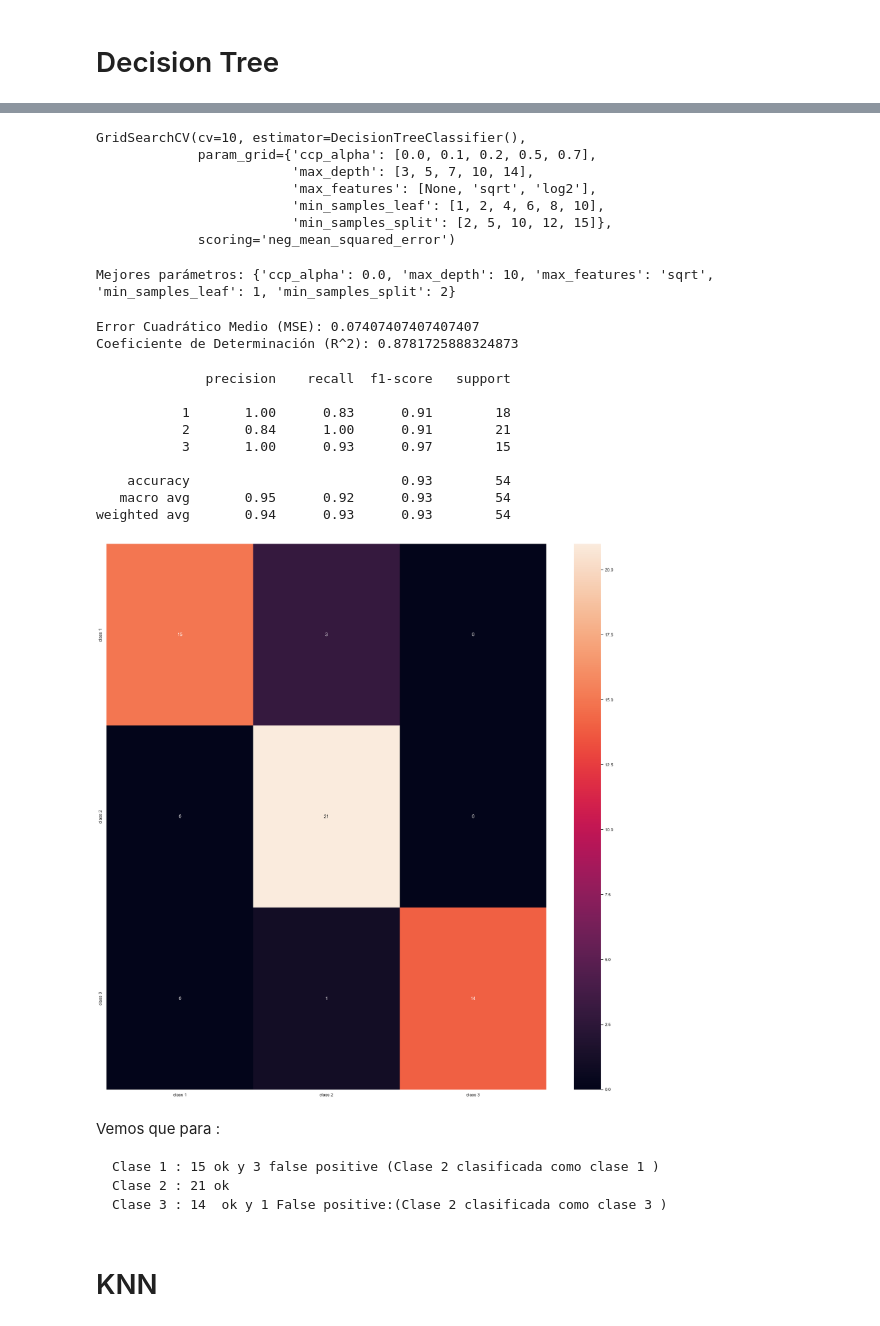
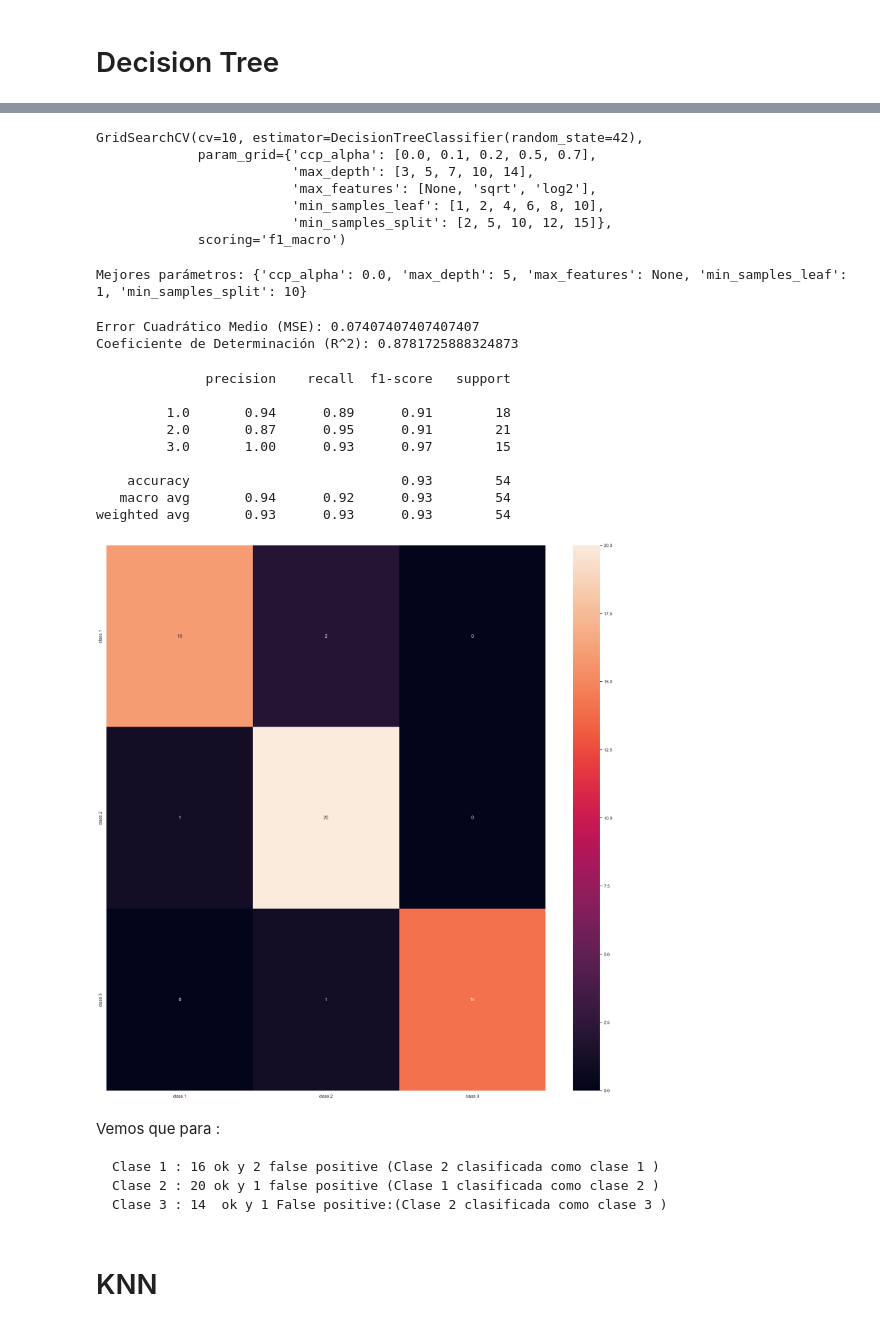
Before and after one commit to Llapi7/ML_classification, a Jupyter notebook: M7_01.ipynb, the cells around one changed output, grey strips where cells are left out. Drawn from its saved outputs; the diff is of its cells as text; code cells hidden in the pictures.

```diff
--- a/M7_01.ipynb
+++ b/M7_01.ipynb
@@ -185,7 +185,7 @@ rfc.get_params()
 # parametros sobre los que vamos a iterar
 
 param_grid1 = {'n_estimators': [1,2,3,4,5],
-                       'max_depth': [5,6,7,8,9,],
+                       'max_depth': [5,6,7,8,9],
 
                        'max_features' :['sqrt','log2'],
                        'bootstrap' : [True, False]
@@ -211,8 +211,8 @@ y_pred_rfc = best_regressor1.predict(X_test)
 # %%
 from sklearn.metrics import classification_report, confusion_matrix
 
-y_pred_rfc = pd.DataFrame(y_pred_rfc).copy().astype('int')
-y_test = pd.DataFrame(y_test).copy().astype('int')
+y_pred_rfc = pd.DataFrame(y_pred_rfc).copy().astype('float')
+y_test = pd.DataFrame(y_test).copy().astype('float')
 
 # Adding classes names for better interpretation
 classes_names = ['class 1','class 2','class 3']
@@ -225,6 +225,7 @@ cm = pd.DataFrame(confusion_matrix(y_test, y_pred_rfc),
 # Seaborn heatmap
 sns.heatmap(cm, annot=True, fmt='d');
 
+
 print(classification_report(y_test, y_pred_rfc))
 # %% [output]
               precision    recall  f1-score   support
@@ -274,21 +318,21 @@ param_grid2 = {
     'max_features': [None, 'sqrt', 'log2'],
     'ccp_alpha': [0.0, 0.1, 0.2, 0.5, 0.7]}
 # %%
-grid_search2 = GridSearchCV(DT_clas, param_grid2, cv=10, scoring='neg_mean_squared_error')
+grid_search2 = GridSearchCV(DT_clas, param_grid2, cv=10, scoring='f1_macro')
 # %%
 grid_search2.fit(X_train_dt, y_train)
 # %% [output]
-GridSearchCV(cv=10, estimator=DecisionTreeClassifier(),
+GridSearchCV(cv=10, estimator=DecisionTreeClassifier(random_state=42),
              param_grid={'ccp_alpha': [0.0, 0.1, 0.2, 0.5, 0.7],
                          'max_depth': [3, 5, 7, 10, 14],
                          'max_features': [None, 'sqrt', 'log2'],
                          'min_samples_leaf': [1, 2, 4, 6, 8, 10],
                          'min_samples_split': [2, 5, 10, 12, 15]},
-             scoring='neg_mean_squared_error')
+             scoring='f1_macro')
 # %%
 print("Mejores parámetros:", grid_search2.best_params_)
 # %% [output]
-Mejores parámetros: {'ccp_alpha': 0.0, 'max_depth': 10, 'max_features': 'sqrt', 'min_samples_leaf': 1, 'min_samples_split': 2}
+Mejores parámetros: {'ccp_alpha': 0.0, 'max_depth': 5, 'max_features': None, 'min_samples_leaf': 1, 'min_samples_split': 10}
 # %%
 # Obtenemos el modelo con los mejores parámetros
 best_regressor2 = DecisionTreeClassifier(**grid_search2.best_params_)
@@ -313,37 +357,37 @@ Coeficiente de Determinación (R^2): 0.8781725888324873
 # %%
 from sklearn.metrics import classification_report, confusion_matrix
 
-y_pred_dt = pd.DataFrame(y_pred_dt).copy().astype('int')
-y_test = pd.DataFrame(y_test).copy().astype('int')
+y_pred_dt = pd.DataFrame(y_pred_dt).copy().astype('float')
+y_test = pd.DataFrame(y_test).copy().astype('float')
 
 # Adding classes names for better interpretation
 classes_names = ['class 1','class 2','class 3']
 cm = pd.DataFrame(confusion_matrix(y_test, y_pred_dt),
                   columns=classes_names, index = classes_names)
 
 
 
 
 # Seaborn heatmap
 sns.heatmap(cm, annot=True, fmt='d');
 
 print(classification_report(y_test, y_pred_dt))
 # %% [output]
               precision    recall  f1-score   support
 
-           1       1.00      0.83      0.91        18
-           2       0.84      1.00      0.91        21
-           3       1.00      0.93      0.97        15
+         1.0       0.94      0.89      0.91        18
+         2.0       0.87      0.95      0.91        21
+         3.0       1.00      0.93      0.97        15
 
     accuracy                           0.93        54
-   macro avg       0.95      0.92      0.93        54
-weighted avg       0.94      0.93      0.93        54
+   macro avg       0.94      0.92      0.93        54
+weighted avg       0.93      0.93      0.93        54
-[figure, old version]
+[figure, new version]
 # %% [markdown]
 Vemos que para :
 
-    Clase 1 : 15 ok y 3 false positive (Clase 2 clasificada como clase 1 )
-    Clase 2 : 21 ok
+    Clase 1 : 16 ok y 2 false positive (Clase 2 clasificada como clase 1 )
+    Clase 2 : 20 ok y 1 false positive (Clase 1 clasificada como clase 2 )
     Clase 3 : 14  ok y 1 False positive:(Clase 2 clasificada como clase 3 )
 # %% [markdown]
 # KNN
```
Also changed, not shown: parts of 20 cells of this notebook.
